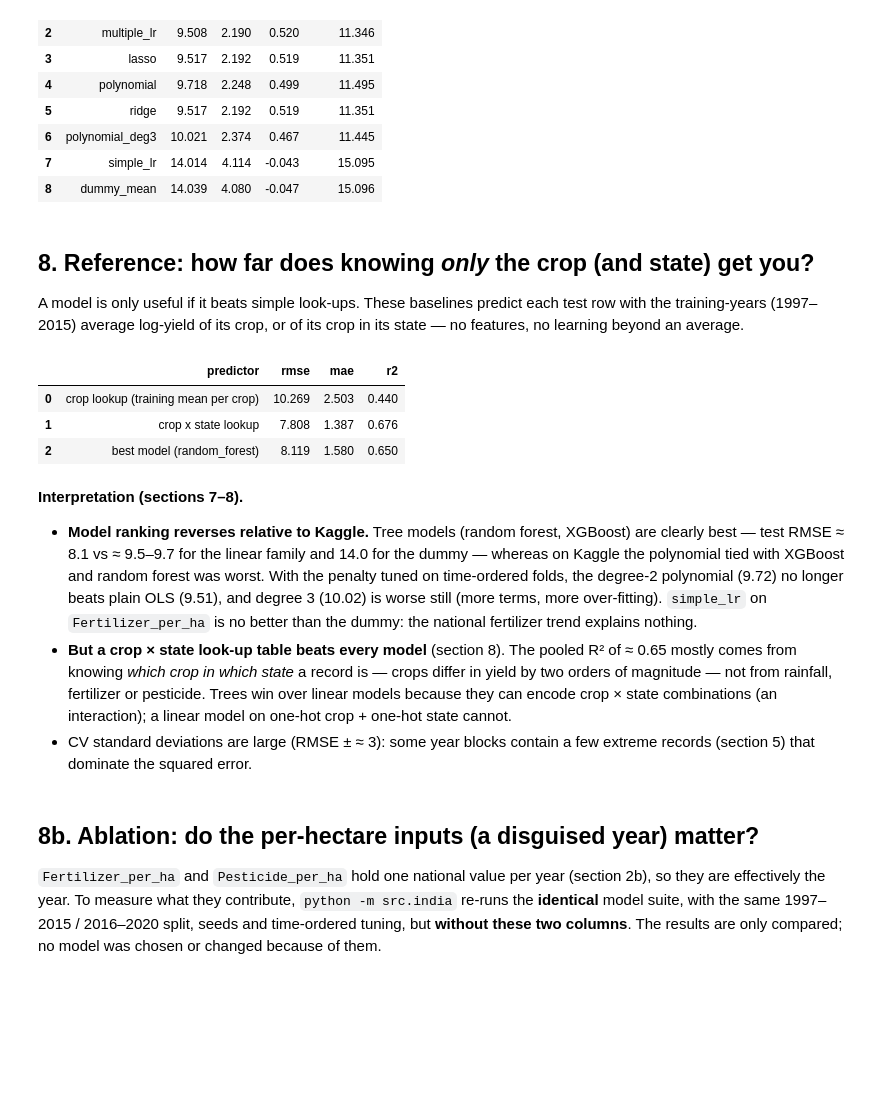
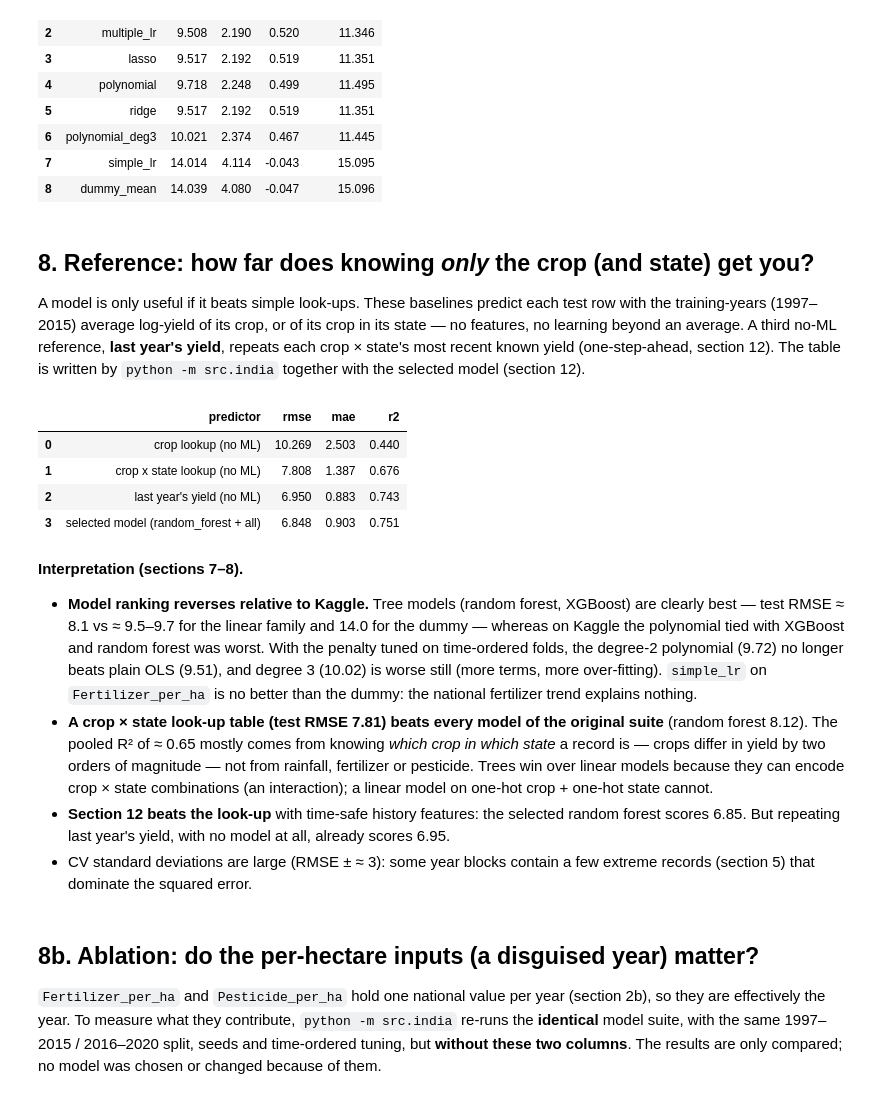
Before and after one commit to SauravLamba17/CropYieldPrediction, a Jupyter notebook: notebooks/04_india.ipynb, the cells around one changed output. Saved outputs shown, nothing was run; the diff lists cells and outputs as text; code cells hidden in the pictures; blank space fills up the shorter version.

```diff
--- a/notebooks/04_india.ipynb
+++ b/notebooks/04_india.ipynb
@@ -45,21 +45,19 @@ the data, explains every decision and reads back the saved results so the
 numbers here are exactly the ones in `results/tables/`.
 # %%
 import json
-import joblib
 import matplotlib.pyplot as plt
 import numpy as np
 import pandas as pd
 
 from src import config
-from src.evaluate import holdout_metrics
-from src.explain import grouped_importance, mean_abs_shap, tree_shap
-from src.india import clean_india, india_xy, load_india_raw, lookup_baseline
+from src.india import YearBlockSplit, clean_india, load_india_raw, lookup_baseline
 from src.plots import save_figure
 
 pd.set_option("display.width", 200)
 pd.set_option("display.max_columns", 20)
 raw = load_india_raw()
 Y, CROP, YEAR = config.INDIA_TARGET, config.INDIA_CROP, config.INDIA_YEAR
+TABLES = config.TABLES_DIR
 # %% [markdown]
 ## 1. Audit (as in Phase 1)
 # %%
@@ -326,26 +324,21 @@ test_results.round(3)
 
 A model is only useful if it beats simple look-ups. These baselines predict
 each test row with the training-years (1997–2015) average log-yield of its crop,
-or of its crop in its state — no features, no learning beyond an average.
+or of its crop in its state — no features, no learning beyond an average. A third
+no-ML reference, **last year's yield**, repeats each crop × state's most recent
+known yield (one-step-ahead, section 12). The table is written by `python -m src.india`
+together with the selected model (section 12).
 # %%
 names = json.loads((config.MODELS_DIR / "india_model_names.json").read_text())
-best = joblib.load(config.MODELS_DIR / "india_best_overall.joblib")
-X_test, y_test = india_xy(test)
-best_pred = best.predict(X_test)
-reference = pd.DataFrame(
-    [
-        {"predictor": "crop lookup (training mean per crop)", **holdout_metrics(y_test, lookup_baseline(train, test, [CROP]))},
-        {"predictor": "crop x state lookup", **holdout_metrics(y_test, lookup_baseline(train, test, [CROP, config.INDIA_STATE]))},
-        {"predictor": f"best model ({names['best_overall']})", **holdout_metrics(y_test, best_pred)},
-    ]
-)
-reference.to_csv(config.TABLES_DIR / "india_reference_baselines.csv", index=False)
+# Written by python -m src.india (the selected model needs the lag inputs built there).
+reference = pd.read_csv(TABLES / "india_reference_baselines.csv")
 reference.round(3)
 # %% [output]
 |  | predictor | rmse | mae | r2 |
-| 0 | crop lookup (training mean per crop) | 10.269 | 2.503 | 0.440 |
-| 1 | crop x state lookup | 7.808 | 1.387 | 0.676 |
-| 2 | best model (random_forest) | 8.119 | 1.580 | 0.650 |
+| 0 | crop lookup (no ML) | 10.269 | 2.503 | 0.440 |
+| 1 | crop x state lookup (no ML) | 7.808 | 1.387 | 0.676 |
+| 2 | last year's yield (no ML) | 6.950 | 0.883 | 0.743 |
+| 3 | selected model (random_forest + all) | 6.848 | 0.903 | 0.751 |
 # %% [markdown]
 **Interpretation (sections 7–8).**
 
@@ -356,12 +349,13 @@ reference.round(3)
   degree-2 polynomial (9.72) no longer beats plain OLS (9.51), and degree 3
   (10.02) is worse still (more terms, more over-fitting). `simple_lr` on `Fertilizer_per_ha` is no better
   than the dummy: the national fertilizer trend explains nothing.
-* **But a crop × state look-up table beats every model** (section 8). The
-  pooled R² of ≈ 0.65 mostly comes from knowing *which crop in which state* a
-  record is — crops differ in yield by two orders of magnitude — not from
-  rainfall, fertilizer or pesticide. Trees win over linear models because they
-  can encode crop × state combinations (an interaction); a linear model on
-  one-hot crop + one-hot state cannot.
+* **A crop × state look-up table (test RMSE 7.81) beats every model of the original suite**
+  (random forest 8.12). The pooled R² of ≈ 0.65 mostly comes from knowing *which crop in which
+  state* a record is — crops differ in yield by two orders of magnitude — not from rainfall,
+  fertilizer or pesticide. Trees win over linear models because they can encode crop × state
+  combinations (an interaction); a linear model on one-hot crop + one-hot state cannot.
+* **Section 12 beats the look-up** with time-safe history features: the selected random forest
+  scores 6.85. But repeating last year's yield, with no model at all, already scores 6.95.
 * CV standard deviations are large (RMSE ± ≈ 3): some year blocks contain a
   few extreme records (section 5) that dominate the squared error.
 # %% [markdown]
```
Also changed, not shown: parts of 14 cells of this notebook, 3 other files.
